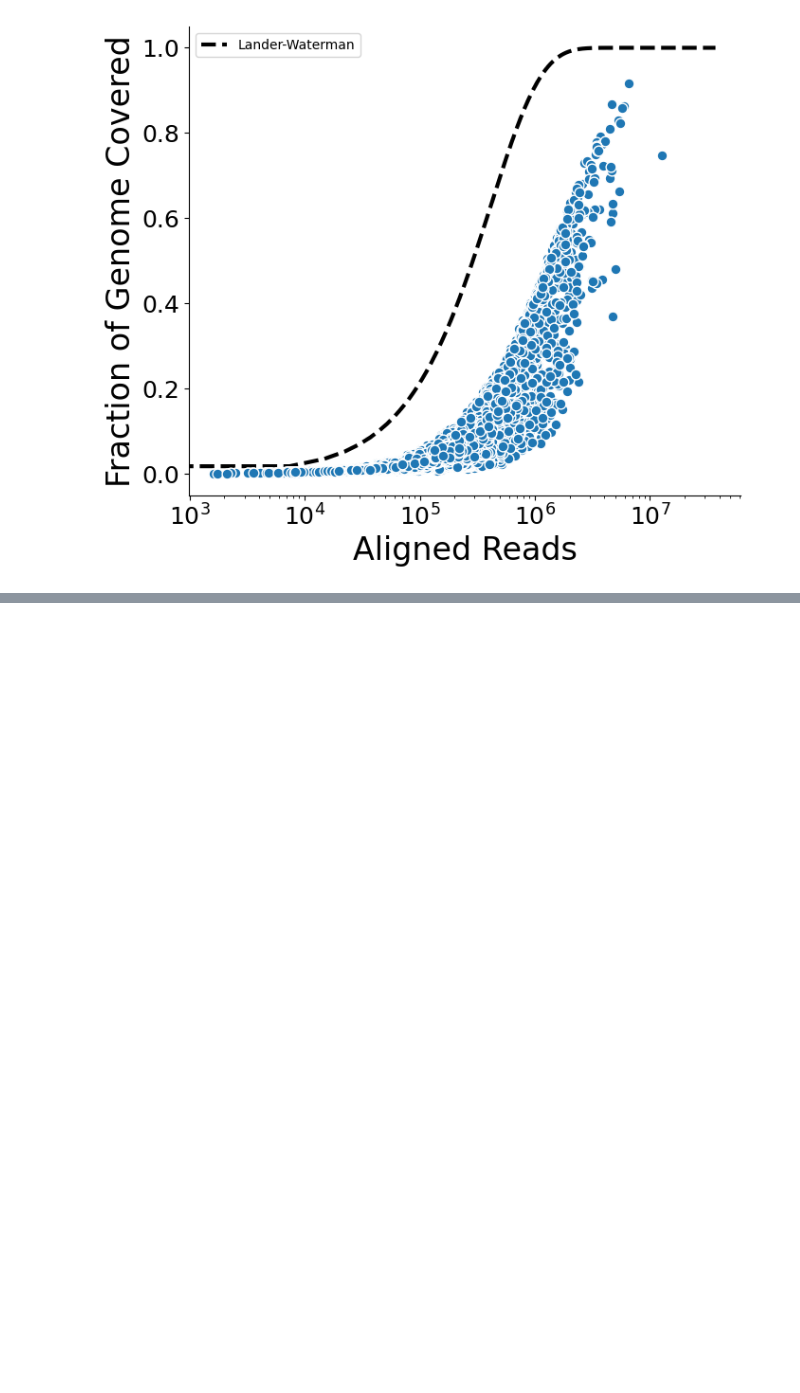
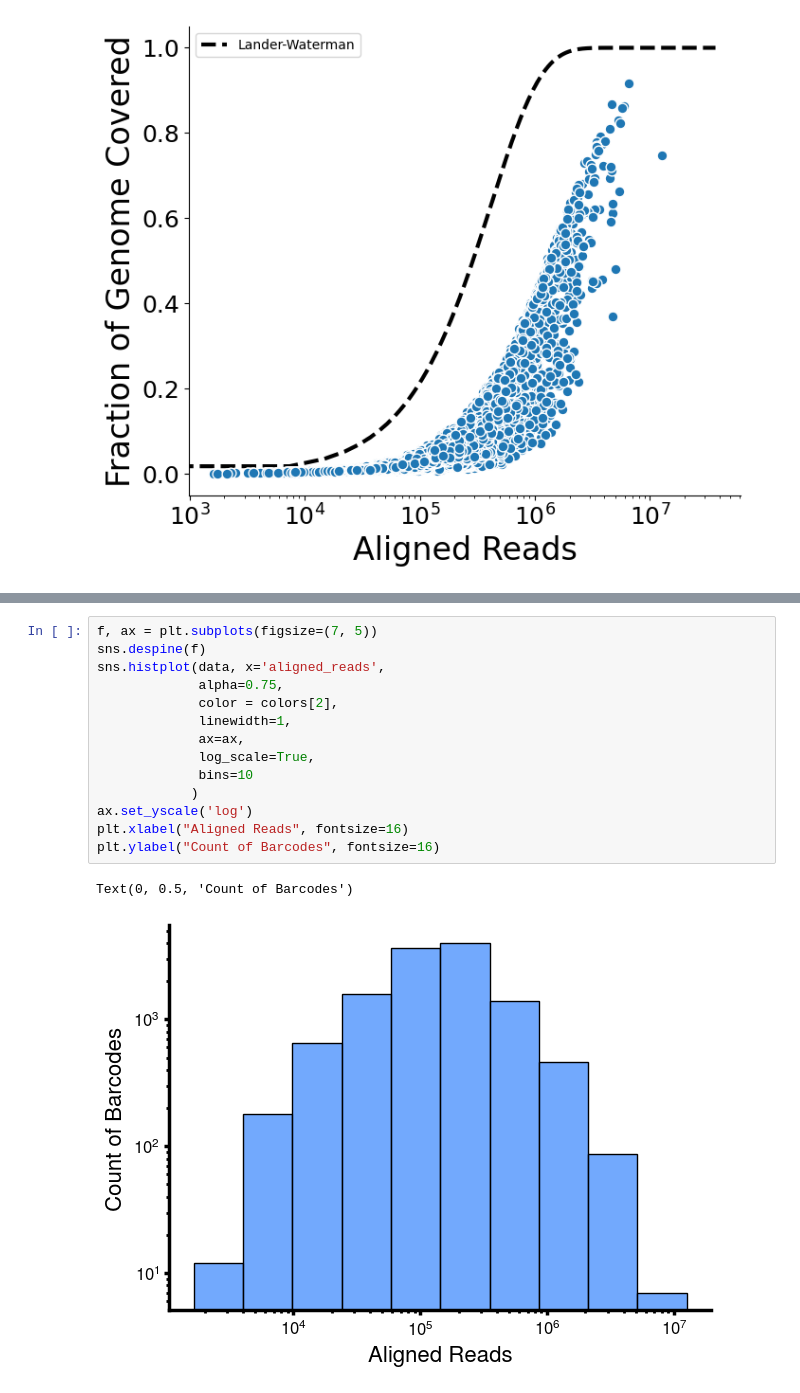
Before and after one commit to SrivatsanLab/SPC_genome, a Jupyter notebook: notebooks/worm6_full_1_prelim.ipynb, the cells around one changed output, grey strips where cells are left out. Drawn from its saved outputs; the diff is of its cells as text; blank space fills up the shorter version.

```diff
--- a/notebooks/worm6_full_1_prelim.ipynb
+++ b/notebooks/worm6_full_1_prelim.ipynb
@@ -106,0 +176,17 @@ plt.tight_layout()
+# %%
+f, ax = plt.subplots(figsize=(7, 5))
+sns.despine(f)
+sns.histplot(data, x='aligned_reads',
+             alpha=0.75,
+             color = colors[2],
+             linewidth=1,
+             ax=ax,
+             log_scale=True,
+             bins=10
+            )
+ax.set_yscale('log')
+plt.xlabel("Aligned Reads", fontsize=16)
+plt.ylabel("Count of Barcodes", fontsize=16)
+# %% [output]
+Text(0, 0.5, 'Count of Barcodes')
+[figure, added]
```
Also changed, not shown: parts of 13 cells of this notebook, 2 other files.
